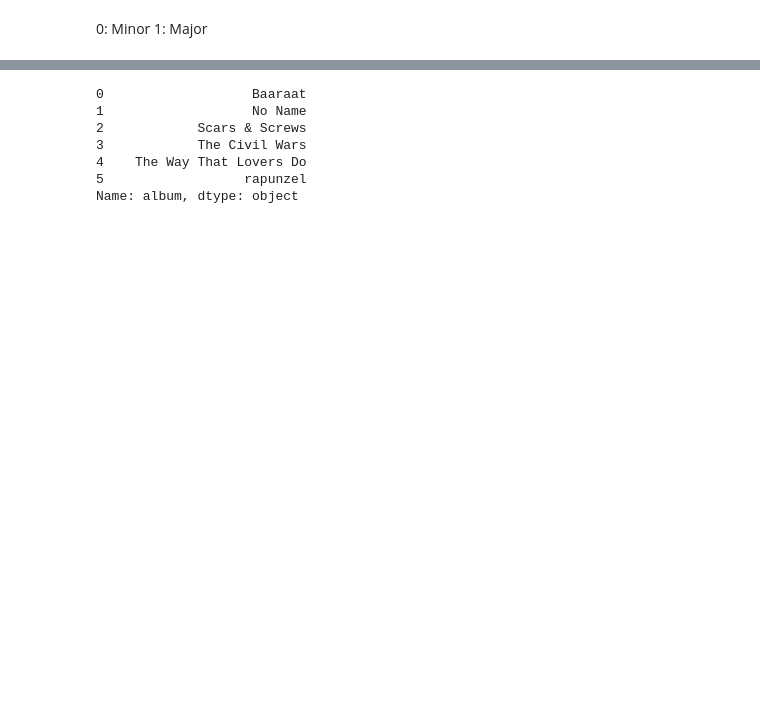
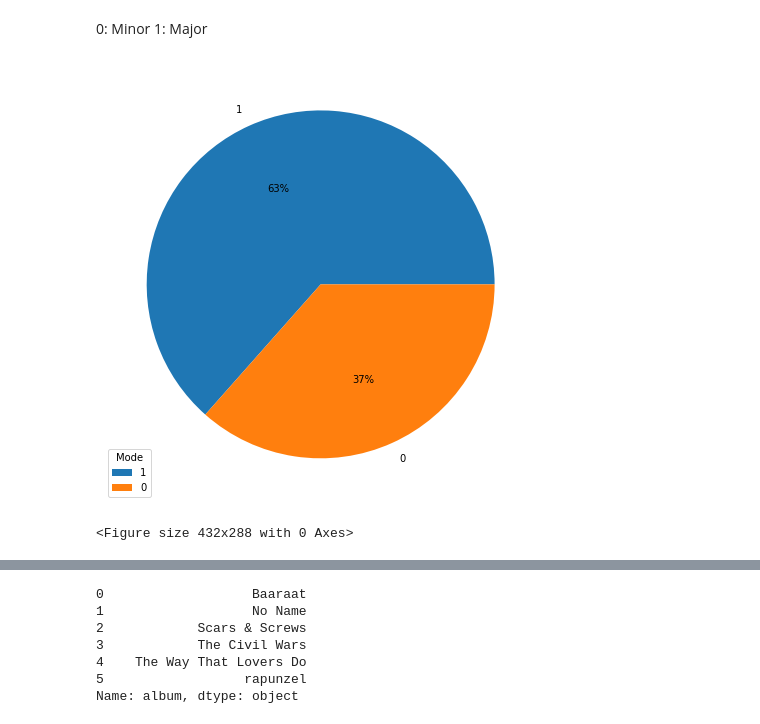
Before and after one commit to prrrathm/spotipy-analysis, a Jupyter notebook: DAVProjectFinal.ipynb, the cells around one changed output, grey strips where cells are left out. Drawn from its saved outputs; the diff is of its cells as text; code cells hidden in the pictures; blank space fills up the shorter version.

```diff
--- a/DAVProjectFinal.ipynb
+++ b/DAVProjectFinal.ipynb
@@ -78,4 +132,17 @@ fig = px.pie(values=size, names = mode)
 fig.update_layout(legend_title_text='Mode')
 fig.show()
+# %%
+plt.figure(figsize=[10,8])
+
+mode = list(FeatureDF['mode'].value_counts().index)
+size = list(FeatureDF['mode'].value_counts())
+
+plt.pie(size,labels=mode,autopct='%1.0F%%')
+plt.legend(mode,title='Mode',loc='best')
+plt.figure(facecolor='white')
+plt.show()
+# %% [output]
+[figure, added]
+<Figure size 432x288 with 0 Axes>
 # %%
 fig = make_subplots(rows=3, cols=2,
```
Also changed, not shown: parts of 11 cells of this notebook, 2 other files.
